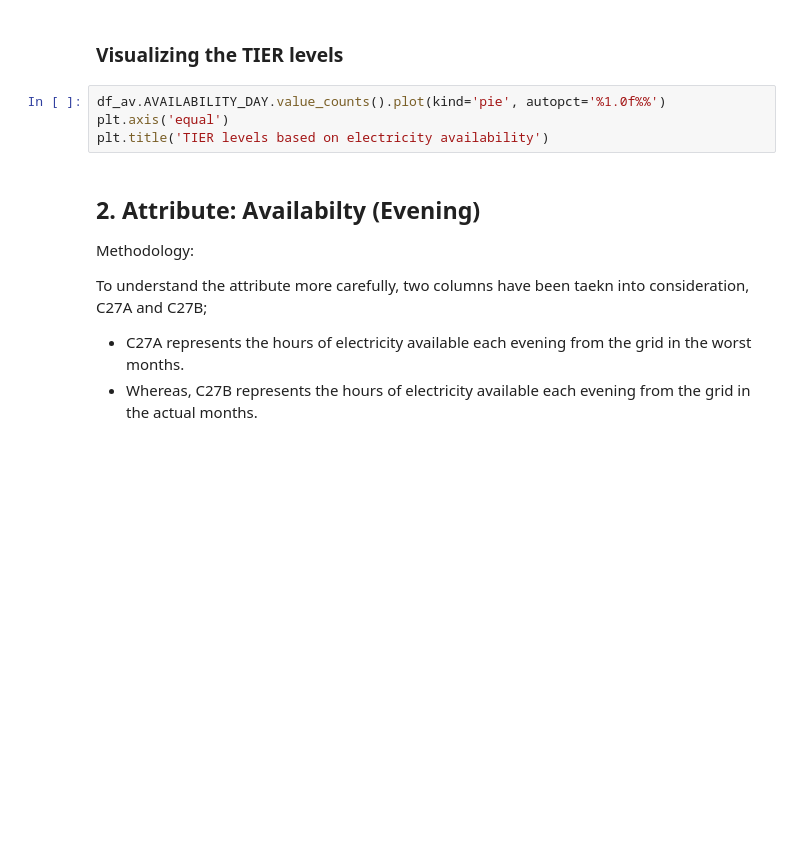
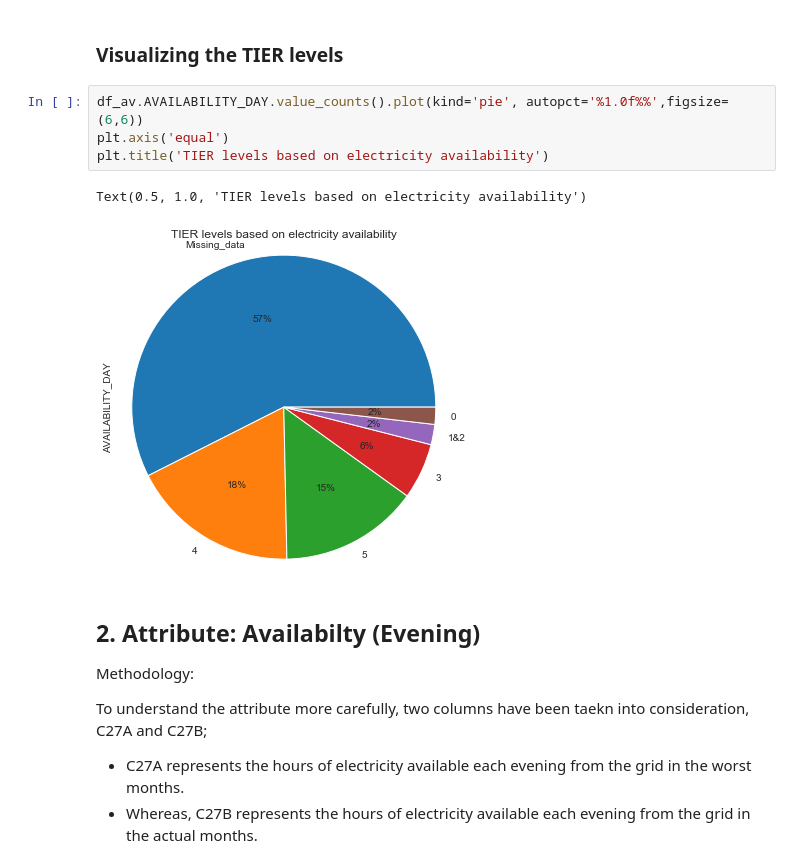
Before and after one commit to HEDERA-PLATFORM/mtf-rwanda-analysis, a Jupyter notebook: Rwanda_MTF.ipynb, the cells around one changed output. Drawn from its saved outputs; the diff is of its cells as text; blank space fills up the shorter version.

```diff
--- a/Rwanda_MTF.ipynb
+++ b/Rwanda_MTF.ipynb
@@ -381,9 +481,12 @@ df_av['AVAILABILITY_DAY'].value_counts()
 # %% [markdown]
 ### Visualizing the TIER levels
 # %%
-df_av.AVAILABILITY_DAY.value_counts().plot(kind='pie', autopct='%1.0f%%')
+df_av.AVAILABILITY_DAY.value_counts().plot(kind='pie', autopct='%1.0f%%',figsize=(6,6))
 plt.axis('equal')
 plt.title('TIER levels based on electricity availability')
+# %% [output]
+Text(0.5, 1.0, 'TIER levels based on electricity availability')
+[figure, added]
 # %% [markdown]
 ## 2. Attribute: Availabilty (Evening)
 
```
Also changed, not shown: parts of 60 cells of this notebook.
